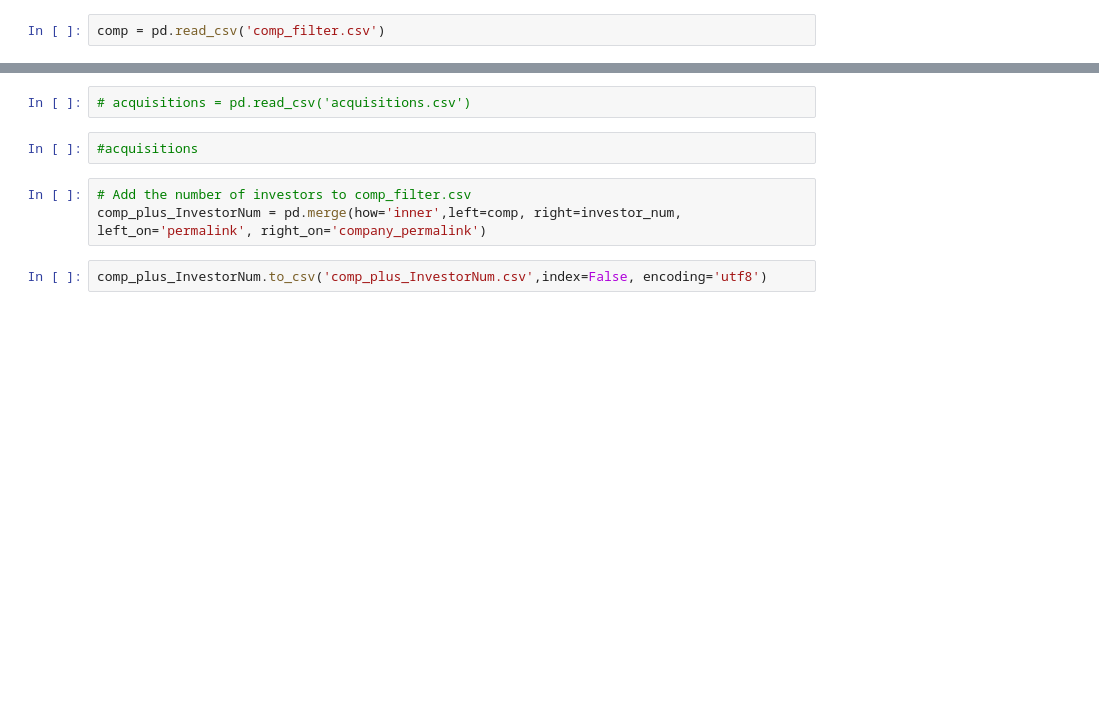
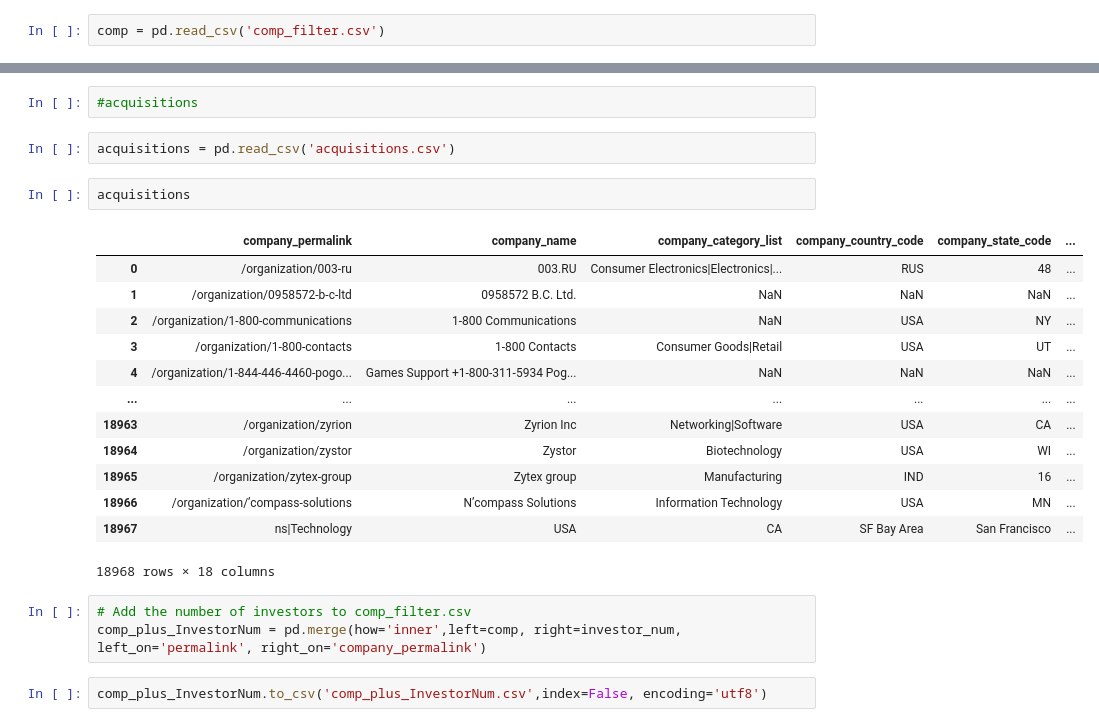
Before and after one commit to shobian/DSGP, a Jupyter notebook: Sucess prediction/Count-investor-number.ipynb, the cells around one changed output, grey strips where cells are left out. Saved outputs shown, nothing was run; the diff lists cells and outputs as text; blank space fills up the shorter version.

```diff
--- a/Sucess prediction/Count-investor-number.ipynb
+++ b/Sucess prediction/Count-investor-number.ipynb
@@ -77,7 +62,23 @@ comp
-# %%
-# acquisitions = pd.read_csv('acquisitions.csv')
 # %%
 #acquisitions
+# %%
+acquisitions = pd.read_csv('acquisitions.csv')
+# %%
+acquisitions
+# %% [output]
+|  | company_permalink | company_name | company_category_list | company_country_code | company_state_code | ... |
+| 0 | /organization/003-ru | 003.RU | Consumer Electronics|Electronics|... | RUS | 48 | ... |
+| 1 | /organization/0958572-b-c-ltd | 0958572 B.C. Ltd. | NaN | NaN | NaN | ... |
+| 2 | /organization/1-800-communications | 1-800 Communications | NaN | USA | NY | ... |
+| 3 | /organization/1-800-contacts | 1-800 Contacts | Consumer Goods|Retail | USA | UT | ... |
+| 4 | /organization/1-844-446-4460-pogo... | Games Support +1-800-311-5934 Pog... | NaN | NaN | NaN | ... |
+| ... | ... | ... | ... | ... | ... | ... |
+| 18963 | /organization/zyrion | Zyrion Inc | Networking|Software | USA | CA | ... |
+| 18964 | /organization/zystor | Zystor | Biotechnology | USA | WI | ... |
+| 18965 | /organization/zytex-group | Zytex group | Manufacturing | IND | 16 | ... |
+| 18966 | /organization/’compass-solutions | N’compass Solutions | Information Technology | USA | MN | ... |
+| 18967 | ns|Technology | USA | CA | SF Bay Area | San Francisco | ... |
+18968 rows × 18 columns
 # %%
 # Add the number of investors to comp_filter.csv
 comp_plus_InvestorNum = pd.merge(how='inner',left=comp, right=investor_num, left_on='permalink', right_on='company_permalink')
```
Also changed, not shown: parts of 5 cells of this notebook, 7 other files.
